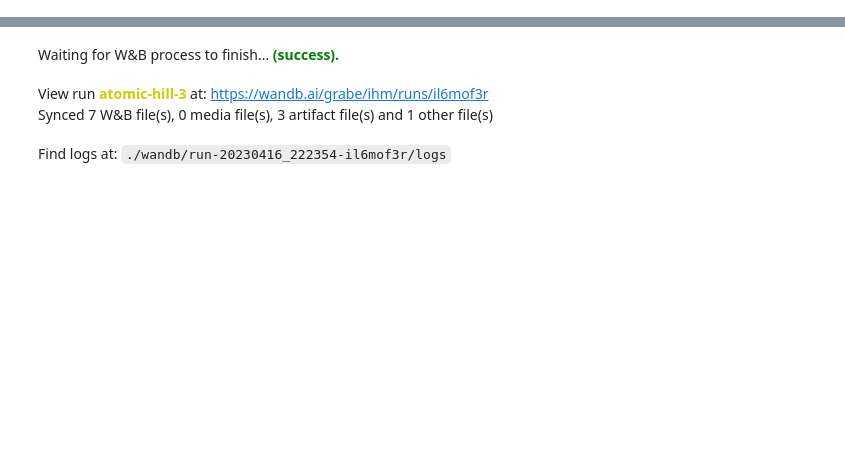
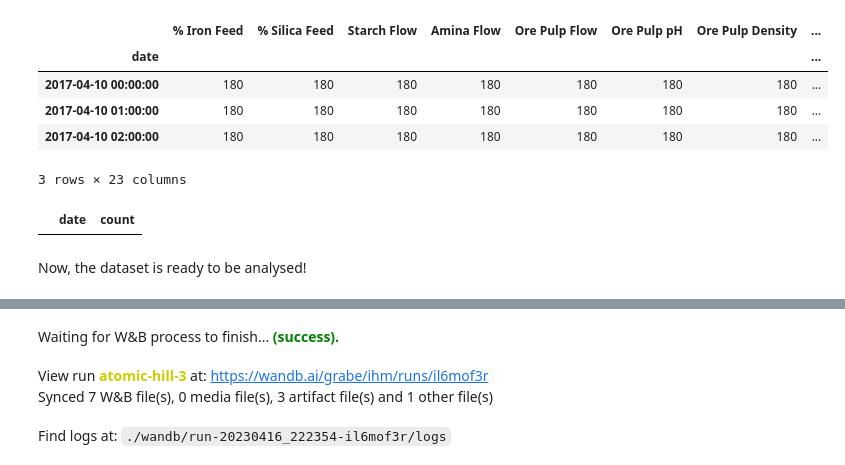
Before and after one commit to ThiagoGrabe/flotation-plant-analysis, a Jupyter notebook: src/eda/EDA.ipynb, the cells around one changed output, grey strips where cells are left out. Cells and saved outputs as stored; diff of their text form; code cells hidden in the pictures; blank space fills up the shorter version.

```diff
--- a/src/eda/EDA.ipynb
+++ b/src/eda/EDA.ipynb
@@ -45,0 +194,16 @@ df.head()
+# %%
+df = pd.concat([df, append_val]).reset_index().set_index('date', drop=True)
+df.loc['2017-04-10'].groupby(df.loc['2017-04-10'].index).count().head(3)
+# %% [output]
+|  | % Iron Feed | % Silica Feed | Starch Flow | Amina Flow | Ore Pulp Flow | Ore Pulp pH | Ore Pulp Density | ... |
+| date |  |  |  |  |  |  |  | ... |
+| 2017-04-10 00:00:00 | 180 | 180 | 180 | 180 | 180 | 180 | 180 | ... |
+| 2017-04-10 01:00:00 | 180 | 180 | 180 | 180 | 180 | 180 | 180 | ... |
+| 2017-04-10 02:00:00 | 180 | 180 | 180 | 180 | 180 | 180 | 180 | ... |
+3 rows × 23 columns
+# %%
+df.groupby(df.index.floor('H')).size().reset_index(name='count').query("count!=180")
+# %% [output]
+|  | date | count |
+# %% [markdown]
+Now, the dataset is ready to be analysed!
```
Also changed, not shown: parts of 28 cells of this notebook, 1 other file.
